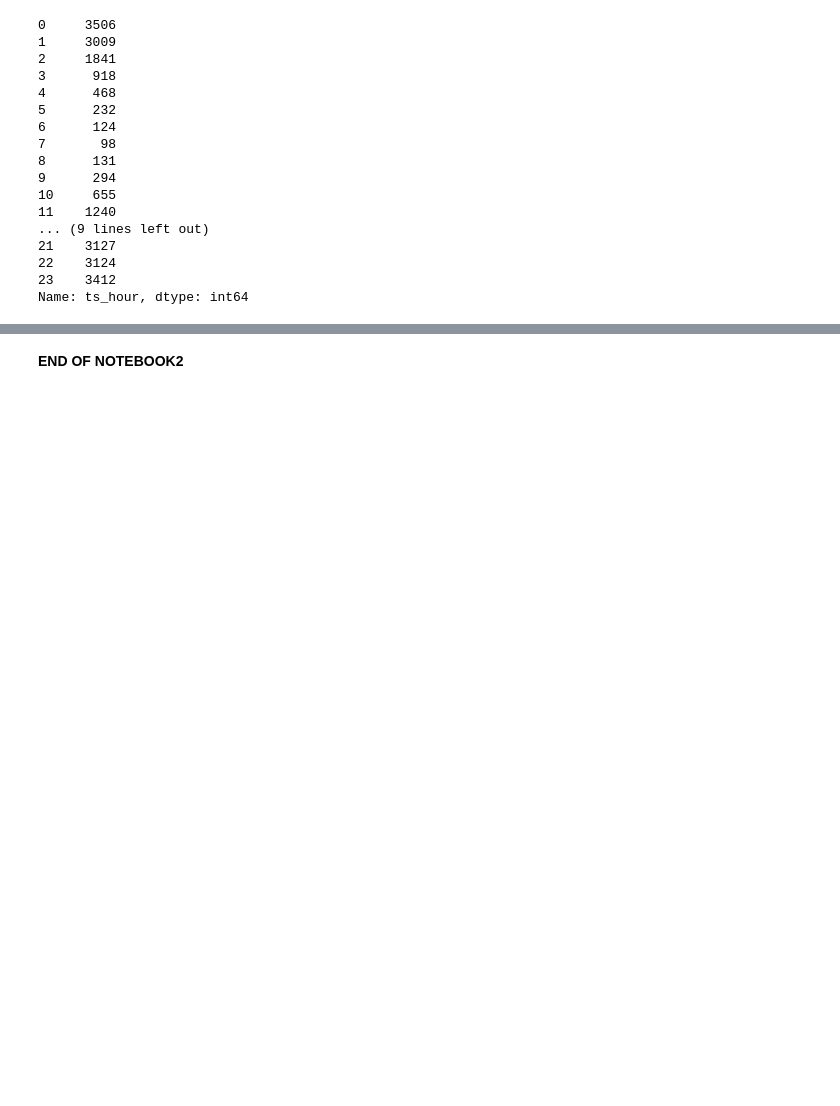
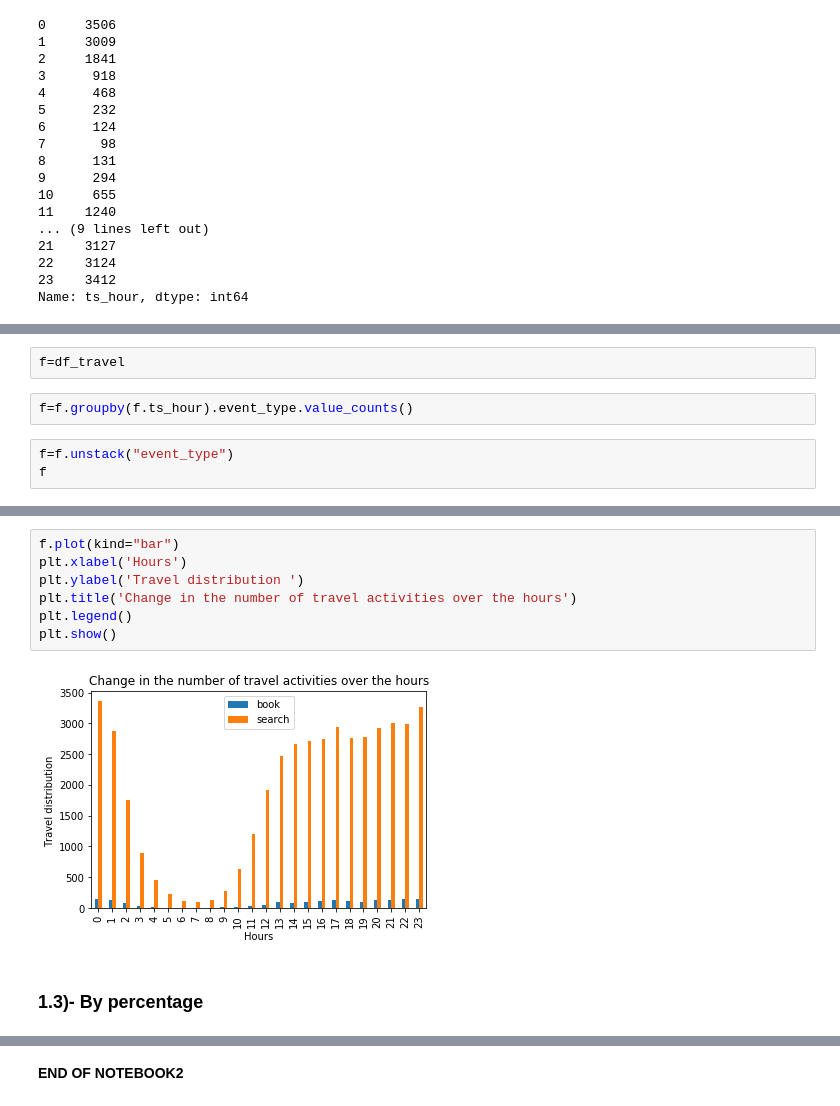
Before and after one commit to HassanSherwani/Predict_travelpattern_ML, a Jupyter notebook: Notebook2-EDA.ipynb, the cells around one changed output, grey strips where cells are left out. Cells and saved outputs as stored; diff of their text form; blank space fills up the shorter version.

```diff
--- a/Notebook2-EDA.ipynb
+++ b/Notebook2-EDA.ipynb
@@ -208,0 +251,7 @@ As we move in working hours , there are more activities. High point approaches a
+# %%
+f=df_travel
+# %%
+f=f.groupby(f.ts_hour).event_type.value_counts()
+# %%
+f=f.unstack("event_type")
+f
@@ -208,0 +277,11 @@ As we move in working hours , there are more activities. High point approaches a
+# %%
+f.plot(kind="bar")
+plt.xlabel('Hours')
+plt.ylabel('Travel distribution ')
+plt.title('Change in the number of travel activities over the hours')
+plt.legend()
+plt.show()
+# %% [output]
+[figure, added]
+# %% [markdown]
+### 1.3)- By percentage
```
Also changed, not shown: parts of 64 cells of this notebook.
